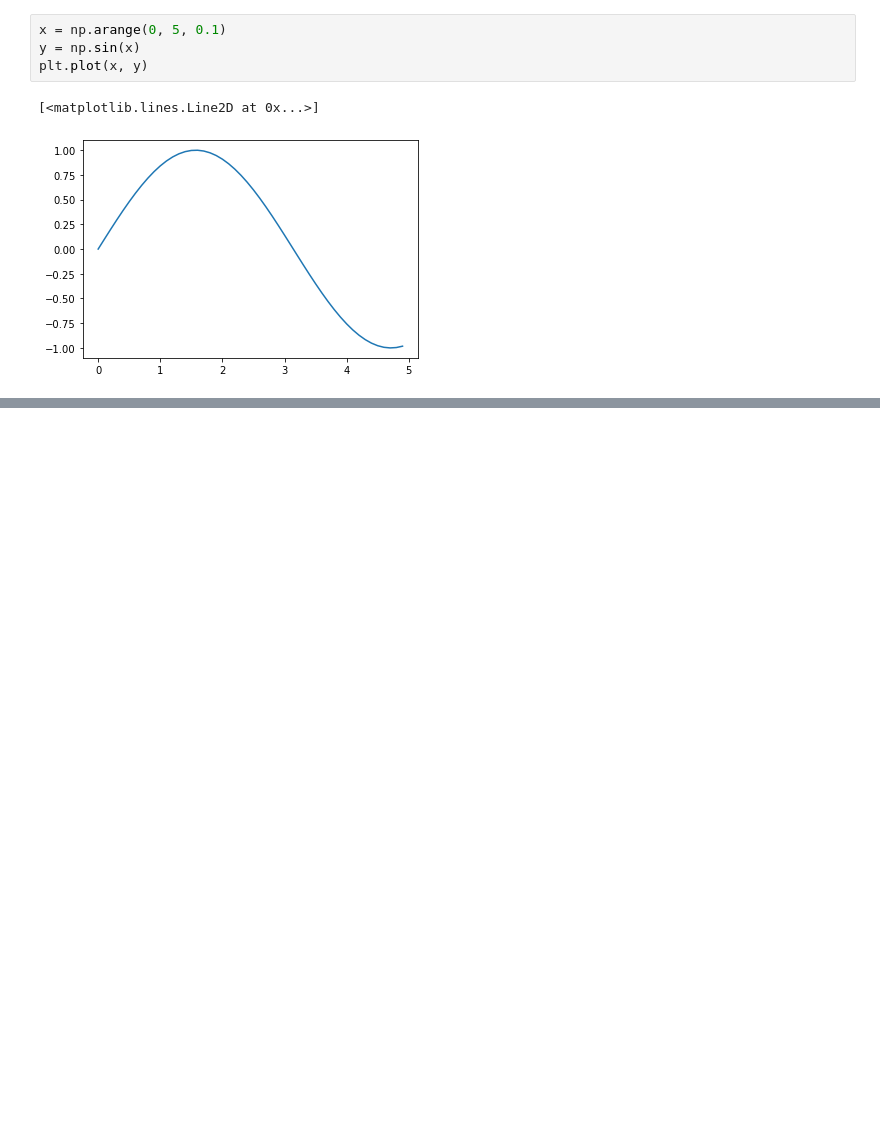
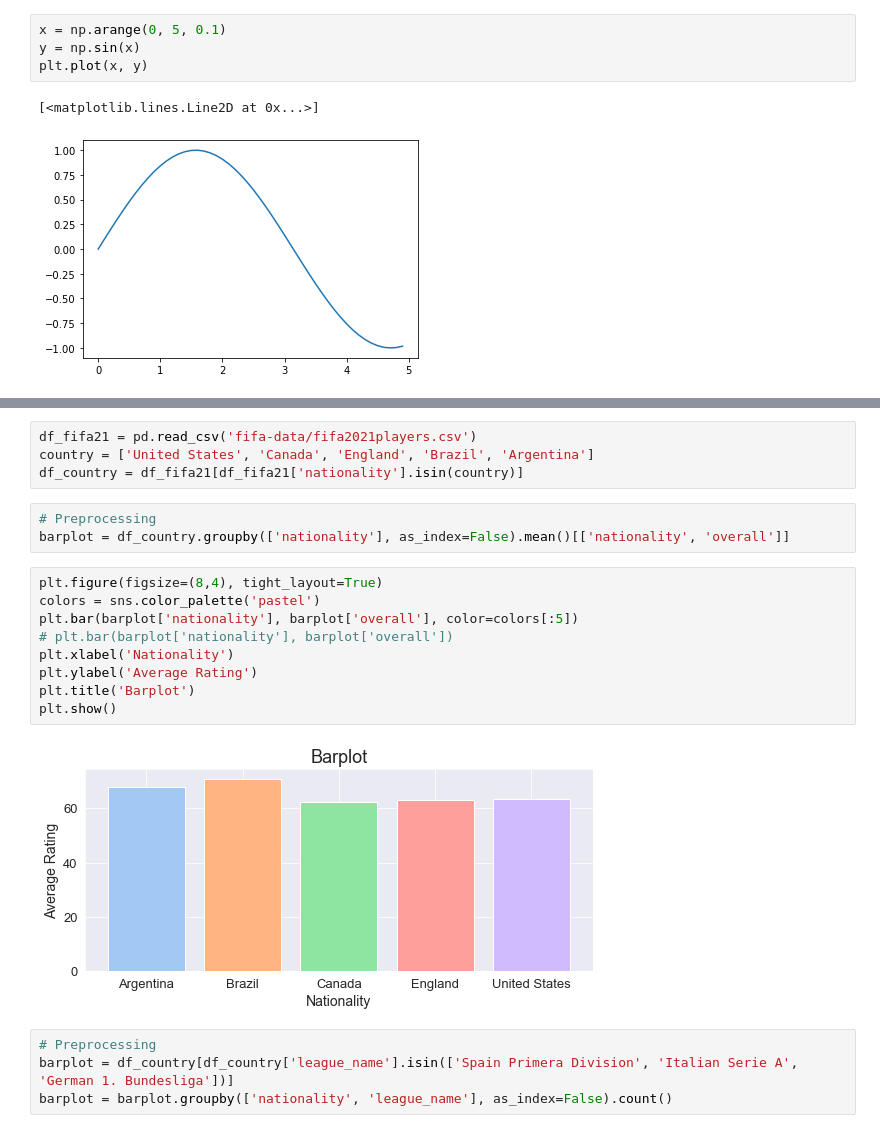
Before and after one commit to Michelleoc/fundamentals-of-data-analysis-assessment, a Jupyter notebook: pyplot.ipynb, the cells around one changed output, grey strips where cells are left out. Cells and saved outputs as stored; diff of their text form; blank space fills up the shorter version.

```diff
--- a/pyplot.ipynb
+++ b/pyplot.ipynb
@@ -12,0 +38,22 @@ plt.plot(x, y)
+# %%
+df_fifa21 = pd.read_csv('fifa-data/fifa2021players.csv')
+country = ['United States', 'Canada', 'England', 'Brazil', 'Argentina']
+df_country = df_fifa21[df_fifa21['nationality'].isin(country)]
+# %%
+# Preprocessing
+barplot = df_country.groupby(['nationality'], as_index=False).mean()[['nationality', 'overall']]
+# %%
+plt.figure(figsize=(8,4), tight_layout=True)
+colors = sns.color_palette('pastel')
+plt.bar(barplot['nationality'], barplot['overall'], color=colors[:5])
+# plt.bar(barplot['nationality'], barplot['overall'])
+plt.xlabel('Nationality')
+plt.ylabel('Average Rating')
+plt.title('Barplot')
+plt.show()
+# %% [output]
+[figure, added]
+# %%
+# Preprocessing
+barplot = df_country[df_country['league_name'].isin(['Spain Primera Division', 'Italian Serie A', 'German 1. Bundesliga'])]
+barplot = barplot.groupby(['nationality', 'league_name'], as_index=False).count()
```
Also changed, not shown: parts of 14 cells of this notebook, 6 other files.
